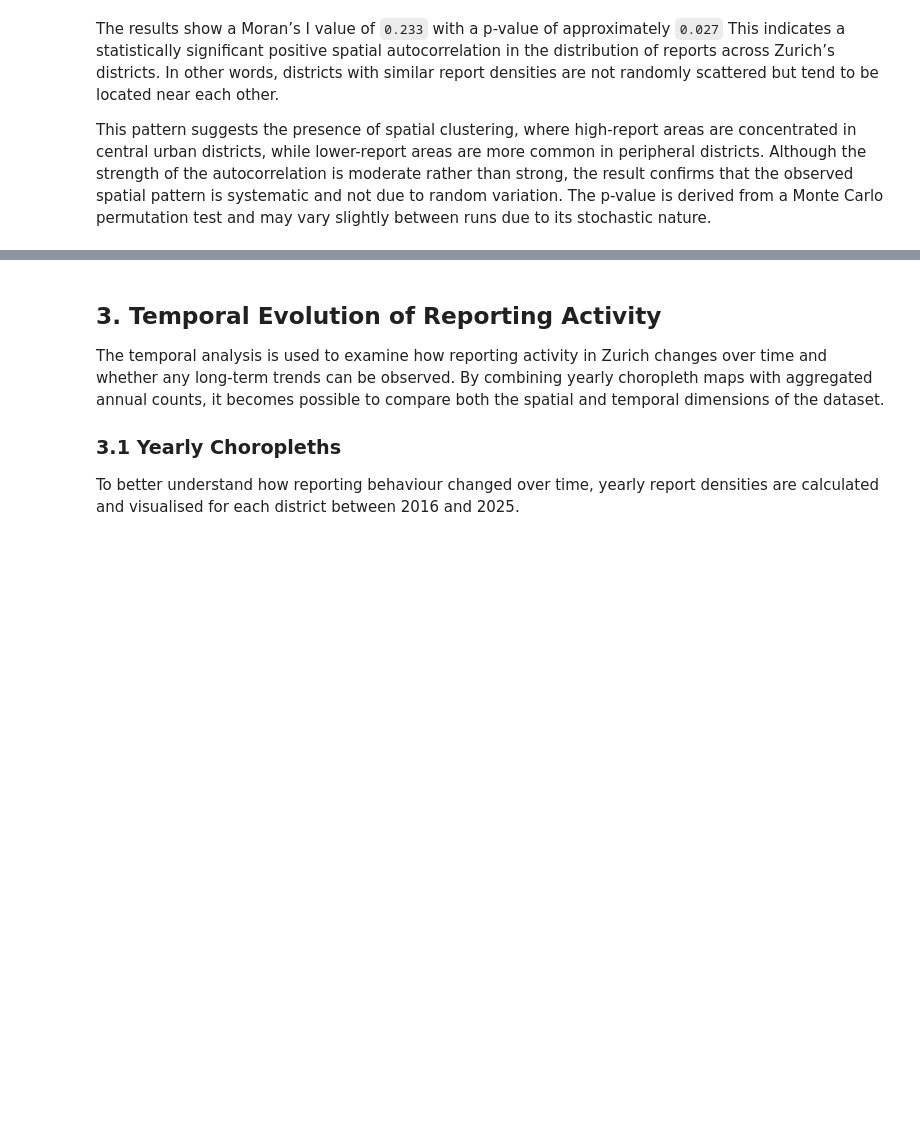
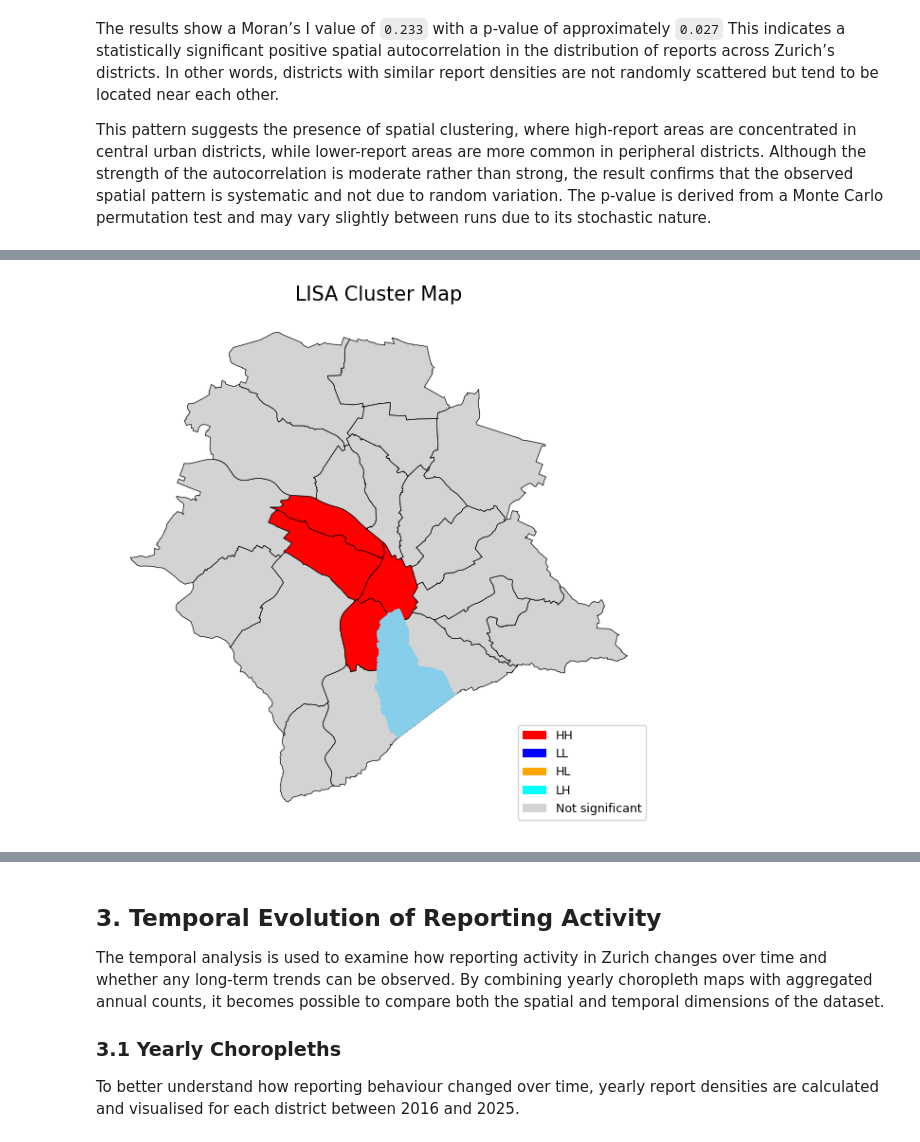
Before and after one commit to fabianott/zueriwieneu_spatial_analysis, a Jupyter notebook: notebooks/spatial_analysis.ipynb, the cells around one changed output, grey strips where cells are left out. Saved outputs shown, nothing was run; the diff lists cells and outputs as text; code cells hidden in the pictures; blank space fills up the shorter version.

Commit message:
LISA

```diff
--- a/notebooks/spatial_analysis.ipynb
+++ b/notebooks/spatial_analysis.ipynb
@@ -142,0 +149,52 @@ This pattern suggests the presence of spatial clustering, where high-report area
+# %%
+# Local Moran's I (for each district)
+lisa = Moran_Local(y, w)
+
+# Assign cluster types
+district_counts_gdf["lisa_q"] = lisa.q  # 1=HH, 2=LH, 3=LL, 4=HL
+district_counts_gdf["lisa_p"] = lisa.p_sim
+
+# Only significant clusters (p < 0.05)
+district_counts_gdf["lisa_cluster"] = "Not significant"
+sig = district_counts_gdf["lisa_p"] < 0.05
+
+district_counts_gdf.loc[sig & (district_counts_gdf["lisa_q"] == 1), "lisa_cluster"] = "HH"
+district_counts_gdf.loc[sig & (district_counts_gdf["lisa_q"] == 2), "lisa_cluster"] = "LH"
+district_counts_gdf.loc[sig & (district_counts_gdf["lisa_q"] == 3), "lisa_cluster"] = "LL"
+district_counts_gdf.loc[sig & (district_counts_gdf["lisa_q"] == 4), "lisa_cluster"] = "HL"
+
+# Plot
+color_map = {
+    "HH":"red",
+    "LL":"blue" ,
+    "HL":"orange",
+    "LH":"cyan",
+    "Not significant": "lightgrey"
+}
+
+district_counts_gdf["color"] = district_counts_gdf["lisa_cluster"].map(color_map)
+
+fig, ax = plt.subplots(figsize=(7, 6))
+
+district_counts_gdf.plot(ax=ax, color=district_counts_gdf["color"], edgecolor="black", linewidth=0.5)
+lakes_gdf.plot(ax=ax, color="skyblue", zorder=2)
+
+# Legend
+legend_elements = [
+    Patch(facecolor="red", label="HH"),
+    Patch(facecolor="blue", label="LL"),
+    Patch(facecolor="orange", label="HL"),
+    Patch(facecolor="cyan", label="LH"),
+    Patch(facecolor="lightgrey", label="Not significant"),
+]
+
+ax.legend(handles=legend_elements, loc="lower right", fontsize=9)
+
+ax.set_title("LISA Cluster Map", fontsize=15)
+ax.axis("off")
+
+plt.tight_layout()
+plt.savefig("../outputs/lisa_cluster_map.png", dpi=300, bbox_inches="tight")
+plt.show()
+# %% [output]
+[figure, added]
```
Also changed, not shown: parts of 8 cells of this notebook.
